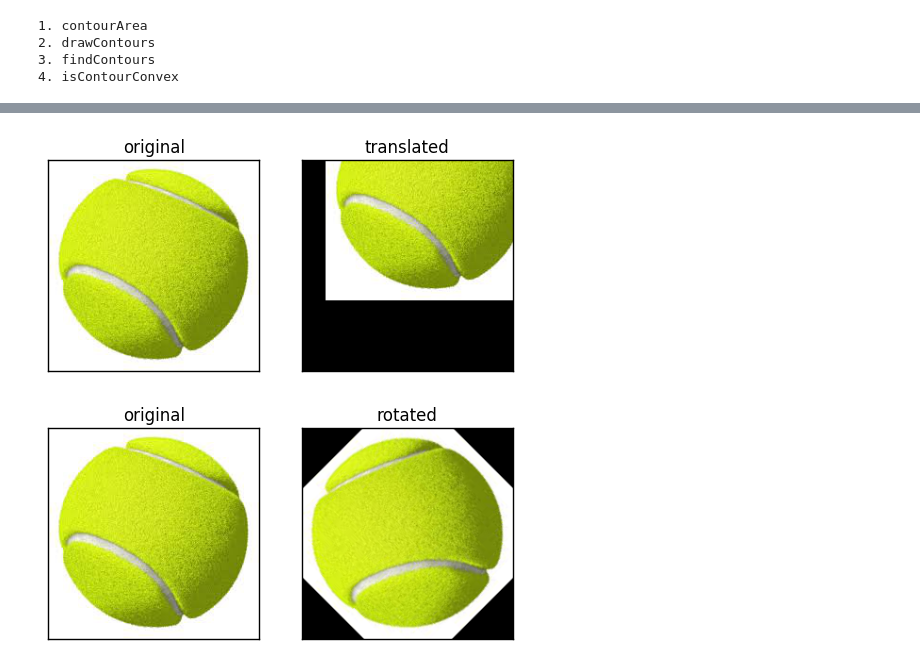
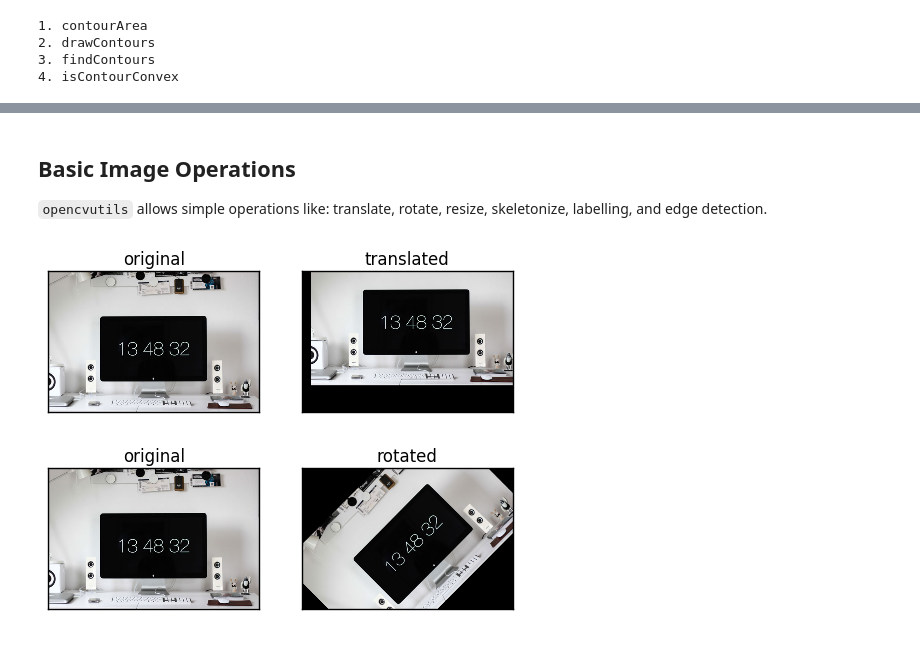
Before and after one commit to MomsFriendlyRobotCompany/opencvutils, a Jupyter notebook: docs/examples.ipynb, the cells around one changed output, grey strips where cells are left out. Drawn from its saved outputs; the diff is of its cells as text; code cells hidden in the pictures.

```diff
--- a/docs/examples.ipynb
+++ b/docs/examples.ipynb
@@ -41,10 +83,15 @@ cvu.find_function('contour')
+# %% [markdown]
+## Basic Image Operations
+
+`opencvutils` allows simple operations like: translate, rotate, resize, skeletonize, labelling, and edge detection.
 # %%
-translated = cvu.translate(imgs[0], 25, -75)
-cvu.imshow([imgs[0], translated], titles=['original', 'translated'])
+bridge = cv2.imread('images/workspace.jpg')
+translated = cvu.translate(bridge, 25, -75)
+cvu.imshow([bridge, translated], titles=['original', 'translated'])
 # %% [output]
-[figure, old version]
+[figure, new version]
 # %%
-rotated = cvu.rotate(imgs[0], 45)
-cvu.imshow([imgs[0], rotated], titles=['original', 'rotated'])
+rotated = cvu.rotate(bridge, 45)
+cvu.imshow([bridge, rotated], titles=['original', 'rotated'])
 # %% [output]
-[figure, old version]
+[figure, new version]
```
Also changed, not shown: parts of 23 cells of this notebook, 3 other files.
